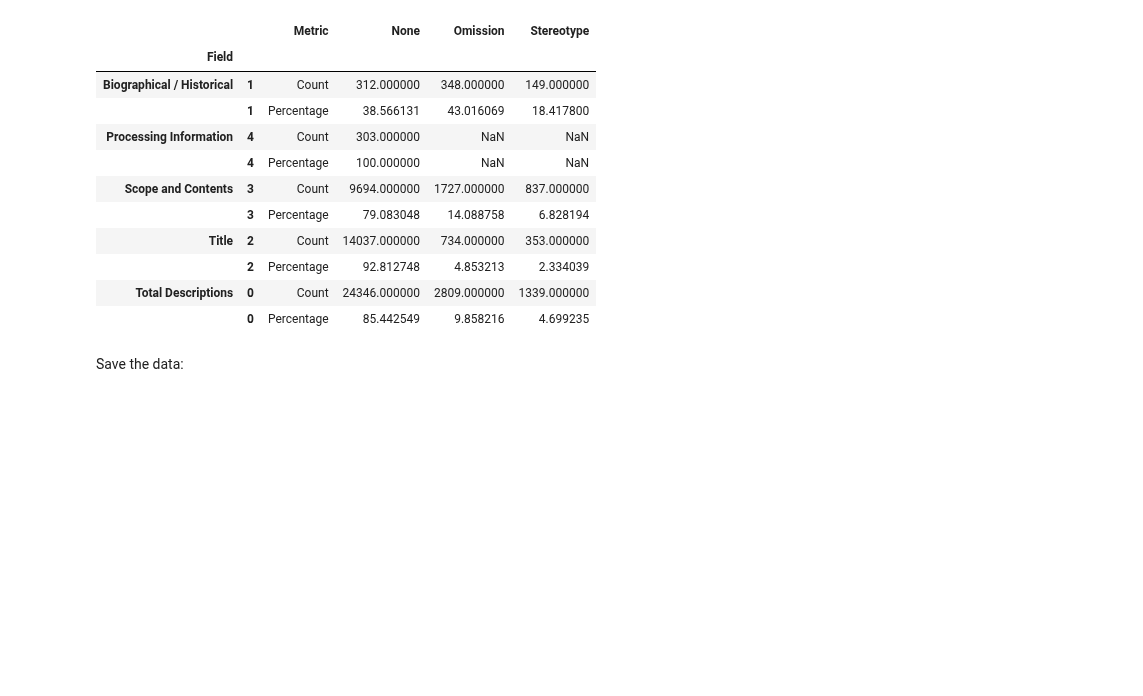
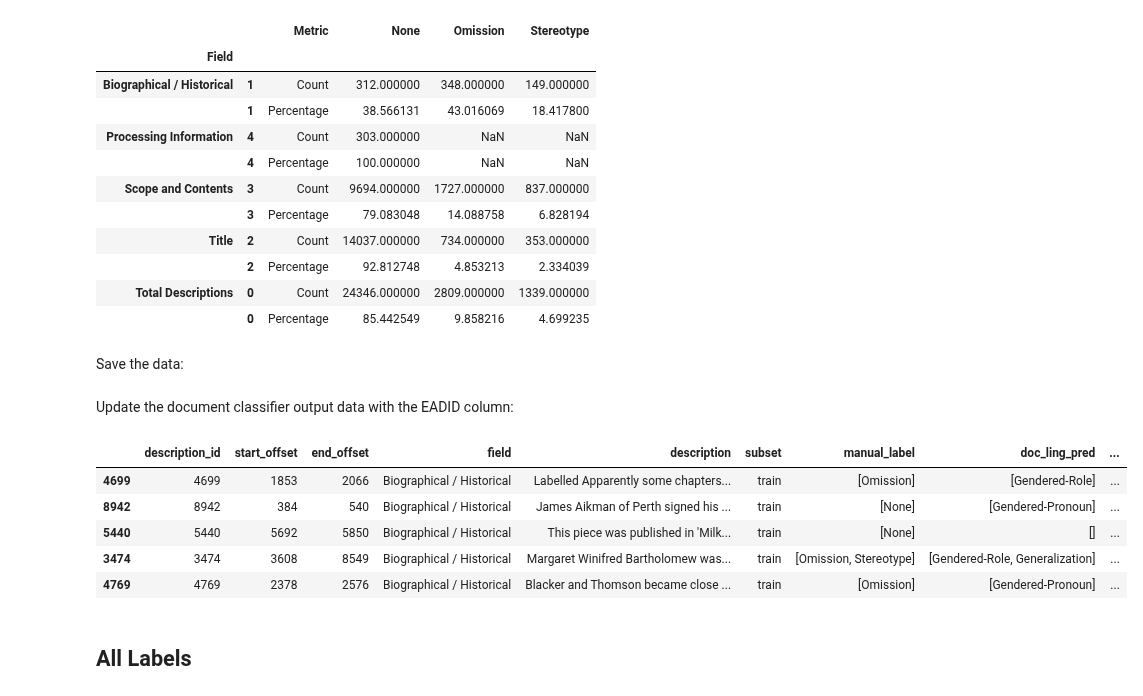
Before and after one commit to thegoose20/gender-bias, a Jupyter notebook: analysis/Analysis_Output_Exp1.ipynb, the cells around one changed output. Cells and saved outputs as stored; diff of their text form; code cells hidden in the pictures; blank space fills up the shorter version.

Commit message:
Analysing output of experiment 1 with 40-40-20 data split

```diff
--- a/analysis/Analysis_Output_Exp1.ipynb
+++ b/analysis/Analysis_Output_Exp1.ipynb
@@ -20,6 +29,8 @@ pred_col = "sgd-svm_label"
 exp_col = "manual_label"
 df = utils.getColumnValuesAsLists(df, pred_col)
 df = utils.getColumnValuesAsLists(df, exp_col)
+df = utils.getColumnValuesAsLists(df, "doc_ling_pred")
+df = utils.getColumnValuesAsLists(df, "doc_pers_o_pred")
 # df.head()
 # %%
 preds = list(df[pred_col])
@@ -190,3 +201,20 @@ label_df
 Save the data:
 # %%
 label_df.to_csv(output_dir+"doc_counts_percentages_pred_label.csv")
+# %% [markdown]
+Update the document classifier output data with the EADID column:
+# %%
+ann_df = pd.read_csv("../data/crc_metadata/annot_descs.csv", usecols=["description_id", "file"])
+eadid_col = list(ann_df["file"])
+ann_df = ann_df.drop(columns=["file"])
+eadid_col = [filename.split("_")[0] for filename in eadid_col]
+ann_df.insert(1, "eadid", eadid_col)
+df = df.join(ann_df.set_index("description_id"), on="description_id")
+df.head()
+# %% [output]
+|  | description_id | start_offset | end_offset | field | description | subset | manual_label | doc_ling_pred | ... |
+| 4699 | 4699 | 1853 | 2066 | Biographical / Historical | Labelled Apparently some chapters... | train | [Omission] | [Gendered-Role] | ... |
+| 8942 | 8942 | 384 | 540 | Biographical / Historical | James Aikman of Perth signed his ... | train | [None] | [Gendered-Pronoun] | ... |
+| 5440 | 5440 | 5692 | 5850 | Biographical / Historical | This piece was published in 'Milk... | train | [None] | [] | ... |
+| 3474 | 3474 | 3608 | 8549 | Biographical / Historical | Margaret Winifred Bartholomew was... | train | [Omission, Stereotype] | [Gendered-Role, Generalization] | ... |
+| 4769 | 4769 | 2378 | 2576 | Biographical / Historical | Blacker and Thomson became close ... | train | [Omission] | [Gendered-Pronoun] | ... |
@@ -192,0 +223,2 @@ label_df.to_csv(output_dir+"doc_counts_percentages_pred_label.csv")
+# %% [markdown]
+## All Labels
```
Also changed, not shown: parts of 3 cells of this notebook.
